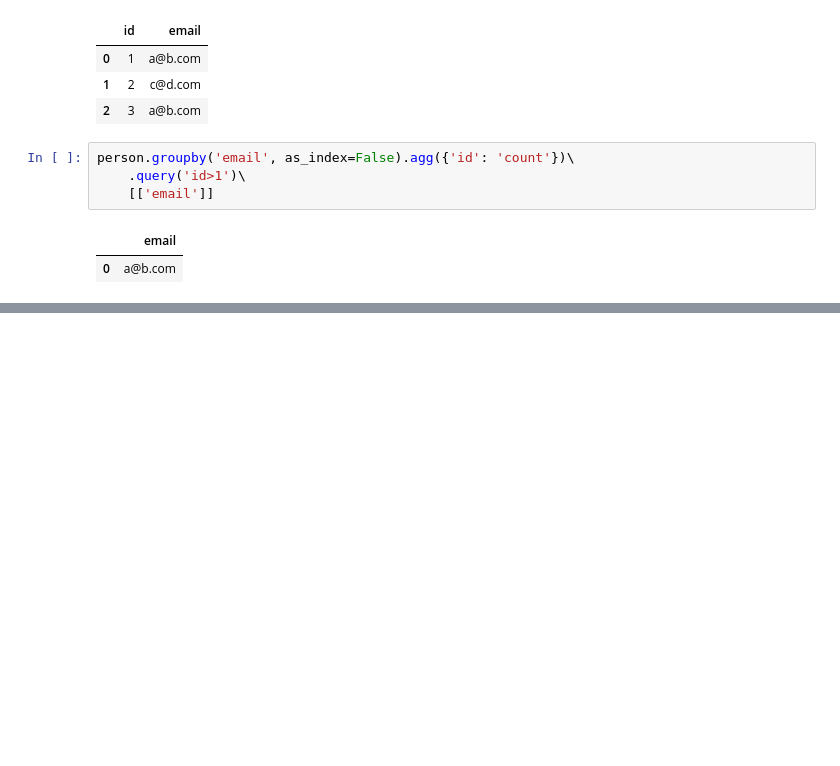
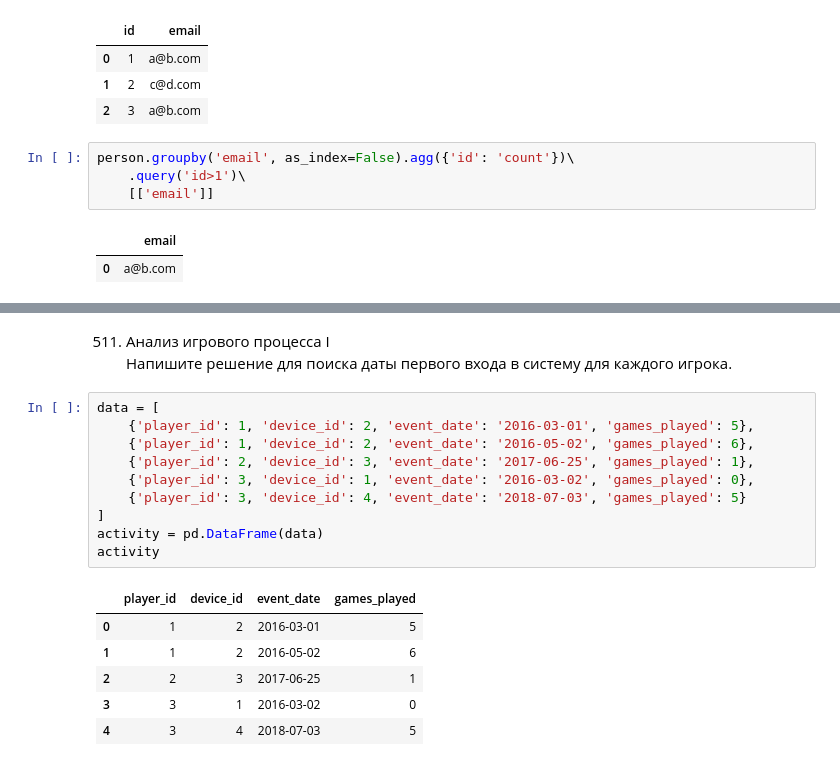
Before and after one commit to Praldmur/Tasks, a Jupyter notebook: Task_All.ipynb, the cells around one changed output, grey strips where cells are left out. Saved outputs shown, nothing was run; the diff lists cells and outputs as text; blank space fills up the shorter version.

```diff
--- a/Task_All.ipynb
+++ b/Task_All.ipynb
@@ -68,0 +163,20 @@ person.groupby('email', as_index=False).agg({'id': 'count'})\
+# %% [markdown]
+511. Анализ игрового процесса I
+Напишите решение для поиска даты первого входа в систему для каждого игрока.
+# %%
+data = [
+    {'player_id': 1, 'device_id': 2, 'event_date': '2016-03-01', 'games_played': 5},
+    {'player_id': 1, 'device_id': 2, 'event_date': '2016-05-02', 'games_played': 6},
+    {'player_id': 2, 'device_id': 3, 'event_date': '2017-06-25', 'games_played': 1},
+    {'player_id': 3, 'device_id': 1, 'event_date': '2016-03-02', 'games_played': 0},
+    {'player_id': 3, 'device_id': 4, 'event_date': '2018-07-03', 'games_played': 5}
+]
+activity = pd.DataFrame(data)
+activity
+# %% [output]
+|  | player_id | device_id | event_date | games_played |
+| 0 | 1 | 2 | 2016-03-01 | 5 |
+| 1 | 1 | 2 | 2016-05-02 | 6 |
+| 2 | 2 | 3 | 2017-06-25 | 1 |
+| 3 | 3 | 1 | 2016-03-02 | 0 |
+| 4 | 3 | 4 | 2018-07-03 | 5 |
```
Also changed, not shown: parts of 23 cells of this notebook, 5 other files.
